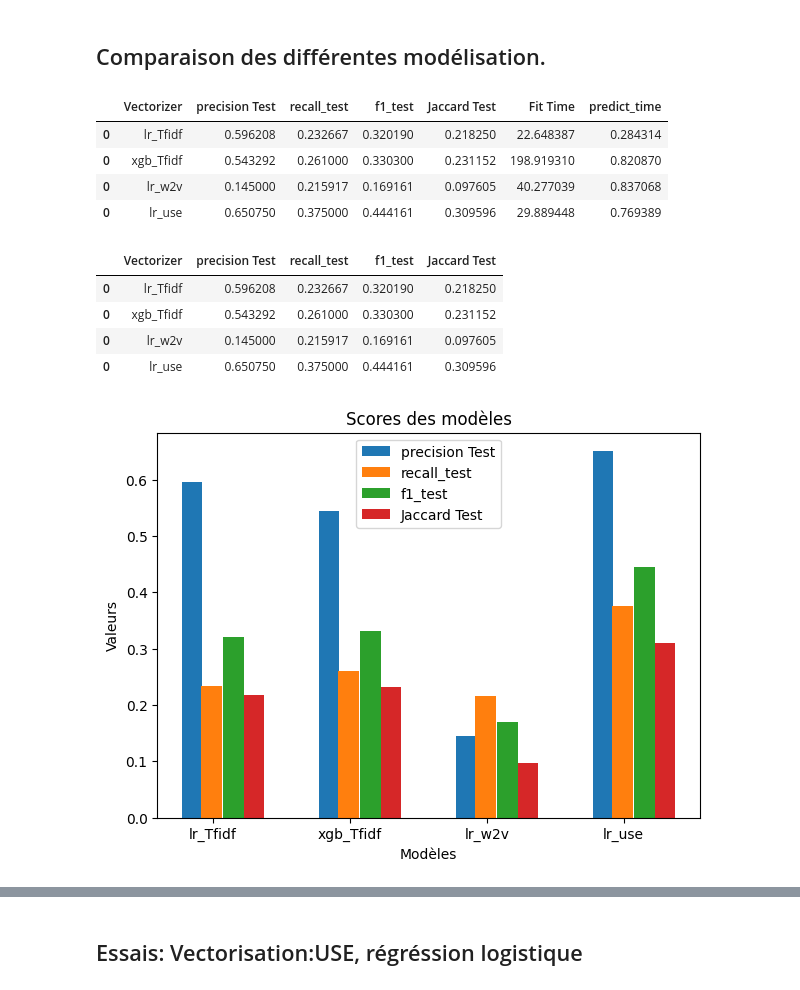
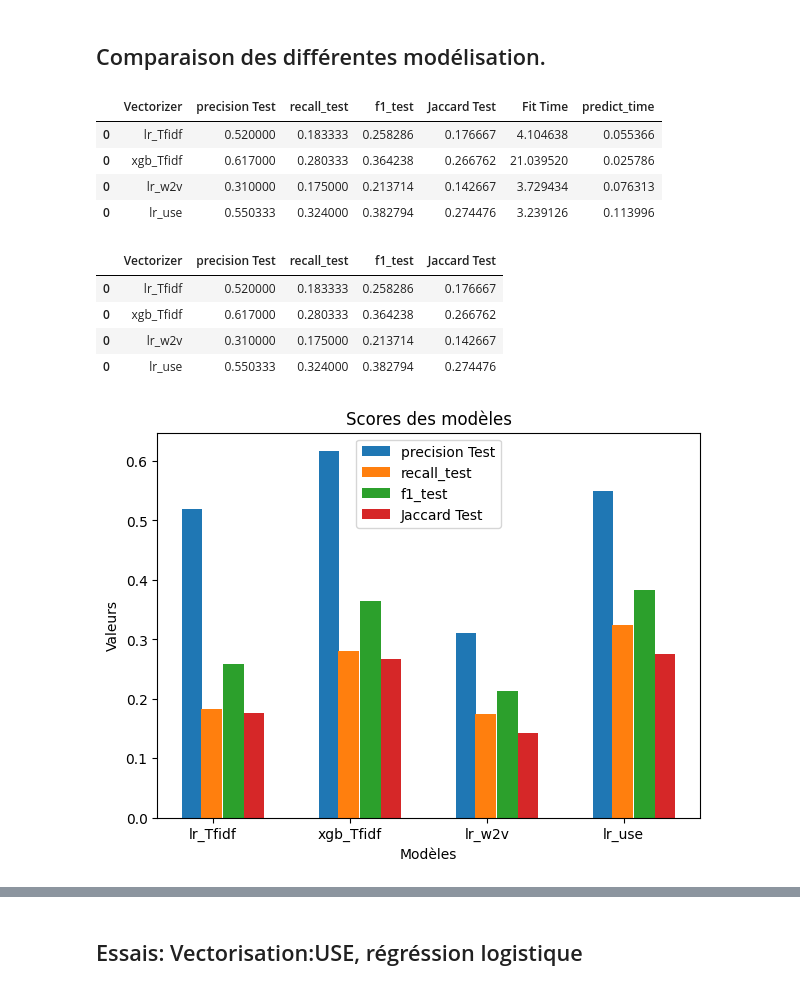
Before and after one commit to BahiaB/MLE-P5-SOF, a Jupyter notebook: supervised.ipynb, the cells around one changed output, grey strips where cells are left out. Cells and saved outputs as stored; diff of their text form; code cells hidden in the pictures.

```diff
--- a/supervised.ipynb
+++ b/supervised.ipynb
@@ -143,7 +142,7 @@ data.to_csv("Data/data_cleaned.csv", index=False)
 36819 rows × 5 columns
 # %%
 X = data[['Title','Body']]  # features
-y = data['Tags']  # target
+y = data['Tags'][:1000]  # target
 
 
 df = pd.DataFrame(data)
@@ -153,7 +152,7 @@ def merge_and_keep_first_occurrence(row):
 # Appliquer la fonction à chaque ligne du DataFrame
 df['Merged'] = data.apply(merge_and_keep_first_occurrence, axis=1)
 
-X = df['Merged']
+X = df['Merged'][:1000]
 # %%
 # Séparation des données en train et test sets.
 # Sélection d'un sample pour accélérer le processus de test
@@ -164,8 +163,8 @@ X_train, X_test, y_train, y_test = train_test_split(X,y,
 
 
 display(X_train.shape, X_test.shape)
-X_train_sample = X_train.sample(2000, random_state=42)
+X_train_sample = X_train.sample(500, random_state=42)
 y_train_sample = y_train.loc[X_train_sample.index]
-X_test_sample = X_test.sample(400, random_state=42)
+X_test_sample = X_test.sample(50, random_state=42)
 y_test_sample = y_test.loc[X_test_sample.index]
 # %% [output]
@@ -774,44 +765,44 @@ df.to_csv("Data/df_results.csv", index=False)
 mlflow.log_artifact("Data/df_results.csv")
 # %% [output]
 |  | Vectorizer | precision Test | recall_test | f1_test | Jaccard Test | Fit Time | predict_time |
-| 0 | lr_Tfidf | 0.596208 | 0.232667 | 0.320190 | 0.218250 | 22.648387 | 0.284314 |
-| 0 | xgb_Tfidf | 0.543292 | 0.261000 | 0.330300 | 0.231152 | 198.919310 | 0.820870 |
-| 0 | lr_w2v | 0.145000 | 0.215917 | 0.169161 | 0.097605 | 40.277039 | 0.837068 |
-| 0 | lr_use | 0.650750 | 0.375000 | 0.444161 | 0.309596 | 29.889448 | 0.769389 |
+| 0 | lr_Tfidf | 0.520000 | 0.183333 | 0.258286 | 0.176667 | 4.104638 | 0.055366 |
+| 0 | xgb_Tfidf | 0.617000 | 0.280333 | 0.364238 | 0.266762 | 21.039520 | 0.025786 |
+| 0 | lr_w2v | 0.310000 | 0.175000 | 0.213714 | 0.142667 | 3.729434 | 0.076313 |
+| 0 | lr_use | 0.550333 | 0.324000 | 0.382794 | 0.274476 | 3.239126 | 0.113996 |
 # %%
 all_result = df.loc[:,['Vectorizer', 'precision Test', 'recall_test','f1_test','Jaccard Test']]
 
 display(all_result)
 
 # Plot
 width = 0.15  # Largeur des barres
 fig, ax = plt.subplots(figsize=(7, 5))
 x = np.arange(len(all_result))  # Emplacements des barres
 
 # Plot pour chaque modèle et chaque métrique
 
 rects1 = ax.bar(x - width/1, all_result['precision Test'], width, label='precision Test')
 rects2 = ax.bar(x - width/15, all_result['recall_test'], width, label='recall_test')
 rects3 = ax.bar(x + width/1, all_result['f1_test'], width, label='f1_test')
 rects4 = ax.bar(x + width/0.5, all_result['Jaccard Test'], width, label='Jaccard Test')
 
 # Ajouter des étiquettes, des titres, etc.
 ax.set_ylabel('Valeurs')
 ax.set_xlabel('Modèles')
 ax.set_title('Scores des modèles')
 ax.set_xticks(x)
 ax.set_xticklabels(all_result['Vectorizer'])
 ax.legend()
-plt.savefig("Data/Comparaison.png")
+plt.savefig("results/Comparaison.png")
 plt.show()
-mlflow.log_artifact("Data/Comparaison.png")
+mlflow.log_artifact("results/Comparaison.png")
 # %% [output]
 |  | Vectorizer | precision Test | recall_test | f1_test | Jaccard Test |
-| 0 | lr_Tfidf | 0.596208 | 0.232667 | 0.320190 | 0.218250 |
-| 0 | xgb_Tfidf | 0.543292 | 0.261000 | 0.330300 | 0.231152 |
-| 0 | lr_w2v | 0.145000 | 0.215917 | 0.169161 | 0.097605 |
-| 0 | lr_use | 0.650750 | 0.375000 | 0.444161 | 0.309596 |
+| 0 | lr_Tfidf | 0.520000 | 0.183333 | 0.258286 | 0.176667 |
+| 0 | xgb_Tfidf | 0.617000 | 0.280333 | 0.364238 | 0.266762 |
+| 0 | lr_w2v | 0.310000 | 0.175000 | 0.213714 | 0.142667 |
+| 0 | lr_use | 0.550333 | 0.324000 | 0.382794 | 0.274476 |
-[figure, old version]
+[figure, new version]
 # %%
 all_time = df.loc[:,['Fit Time','predict_time']]
 
```
Also changed, not shown: parts of 24 cells of this notebook, 16 other files.
